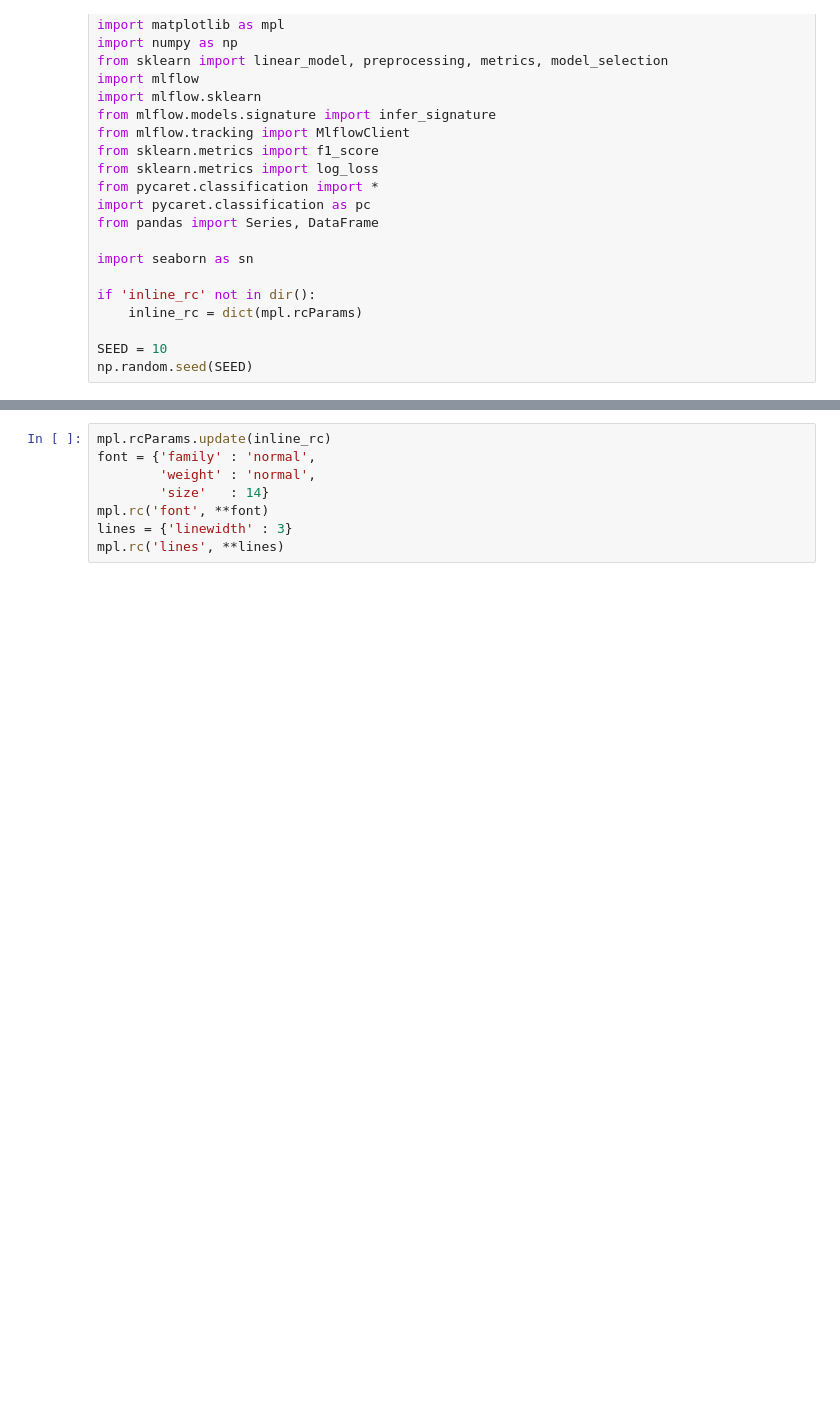
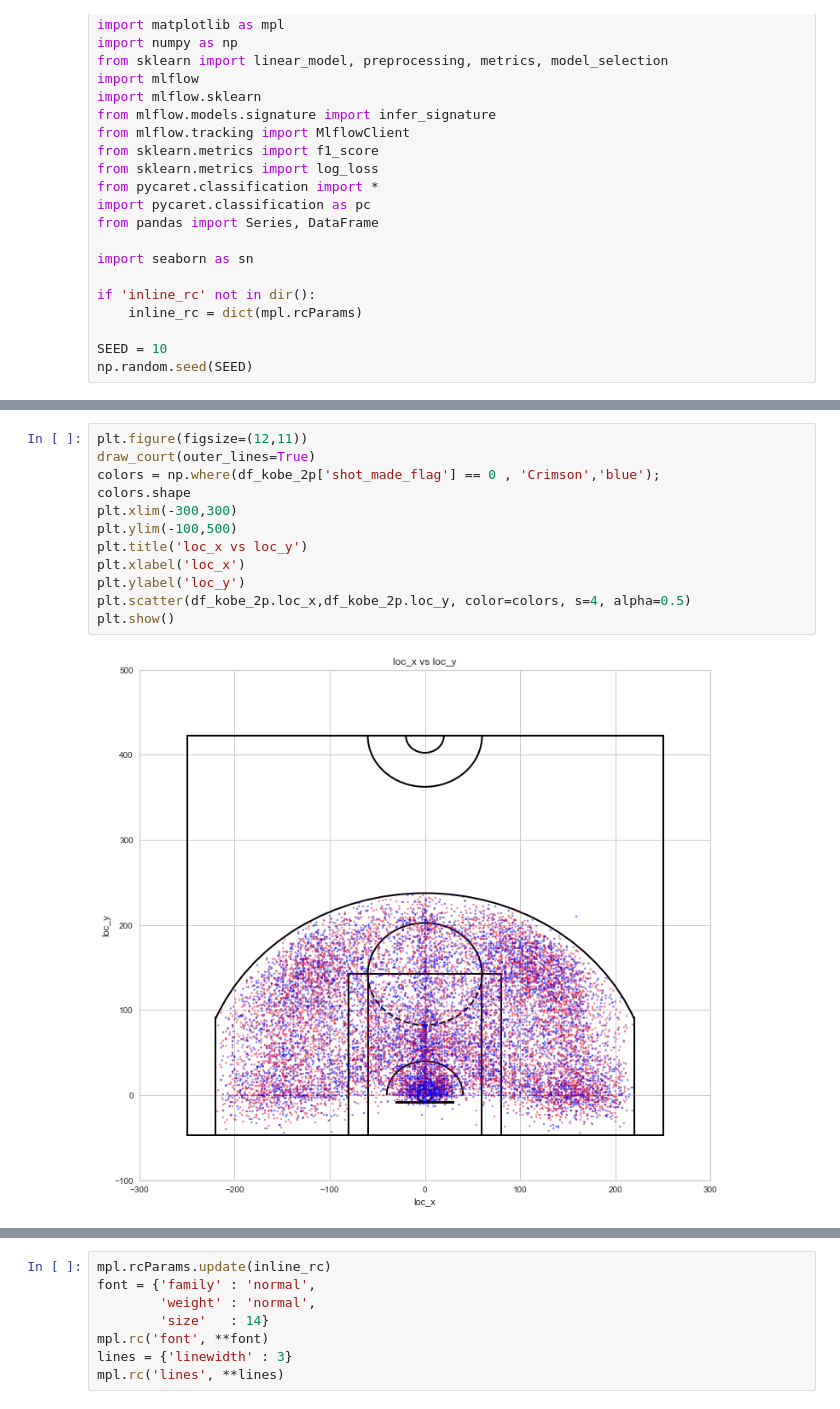
Before and after one commit to BIRDRED/ProjetoKobe, a Jupyter notebook: Code/ProjetoKobe.ipynb, the cells around one changed output, grey strips where cells are left out. Cells and saved outputs as stored; diff of their text form; blank space fills up the shorter version.

```diff
--- a/Code/ProjetoKobe.ipynb
+++ b/Code/ProjetoKobe.ipynb
@@ -31,0 +136,14 @@ np.random.seed(SEED)
+# %%
+plt.figure(figsize=(12,11))
+draw_court(outer_lines=True)
+colors = np.where(df_kobe_2p['shot_made_flag'] == 0 , 'Crimson','blue');
+colors.shape
+plt.xlim(-300,300)
+plt.ylim(-100,500)
+plt.title('loc_x vs loc_y')
+plt.xlabel('loc_x')
+plt.ylabel('loc_y')
+plt.scatter(df_kobe_2p.loc_x,df_kobe_2p.loc_y, color=colors, s=4, alpha=0.5)
+plt.show()
+# %% [output]
+[figure, added]
```
Also changed, not shown: parts of 29 cells of this notebook, 12 other files.
